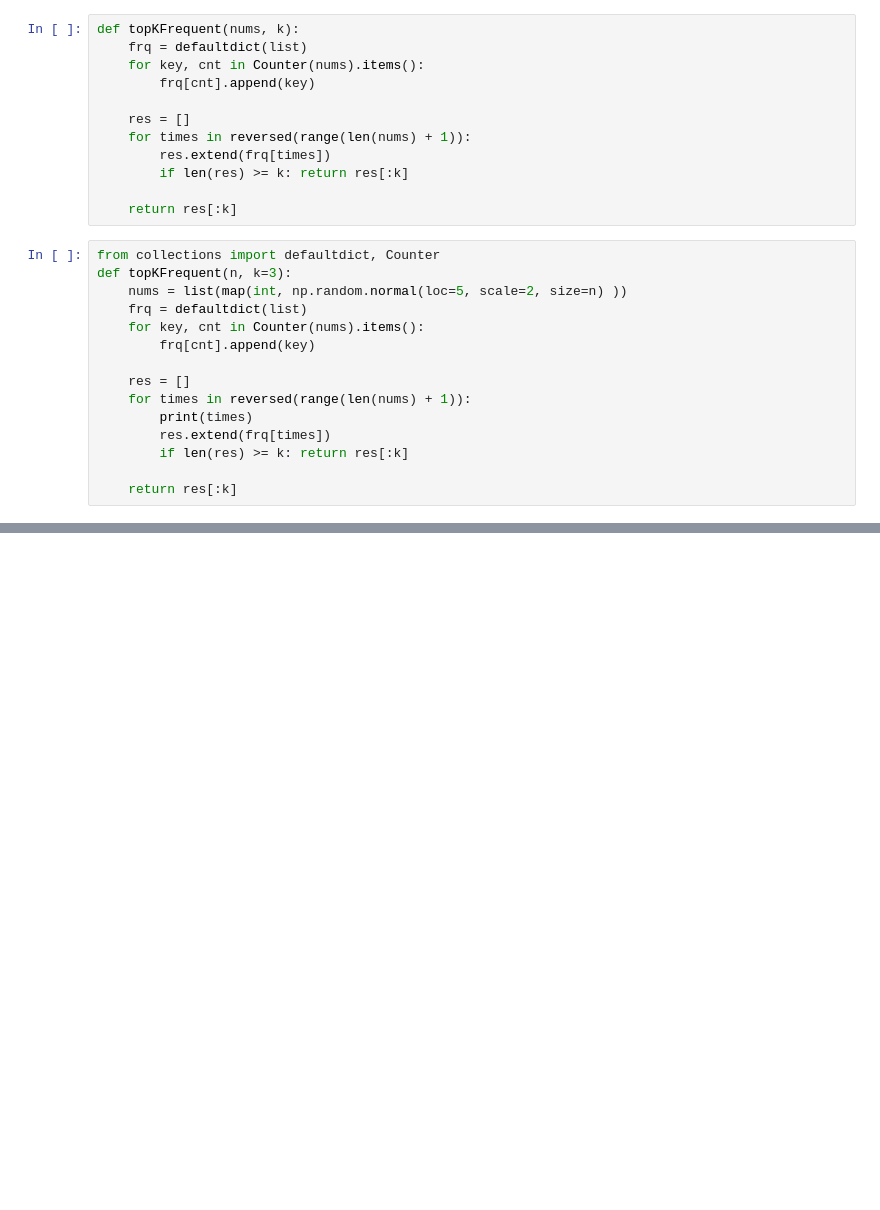
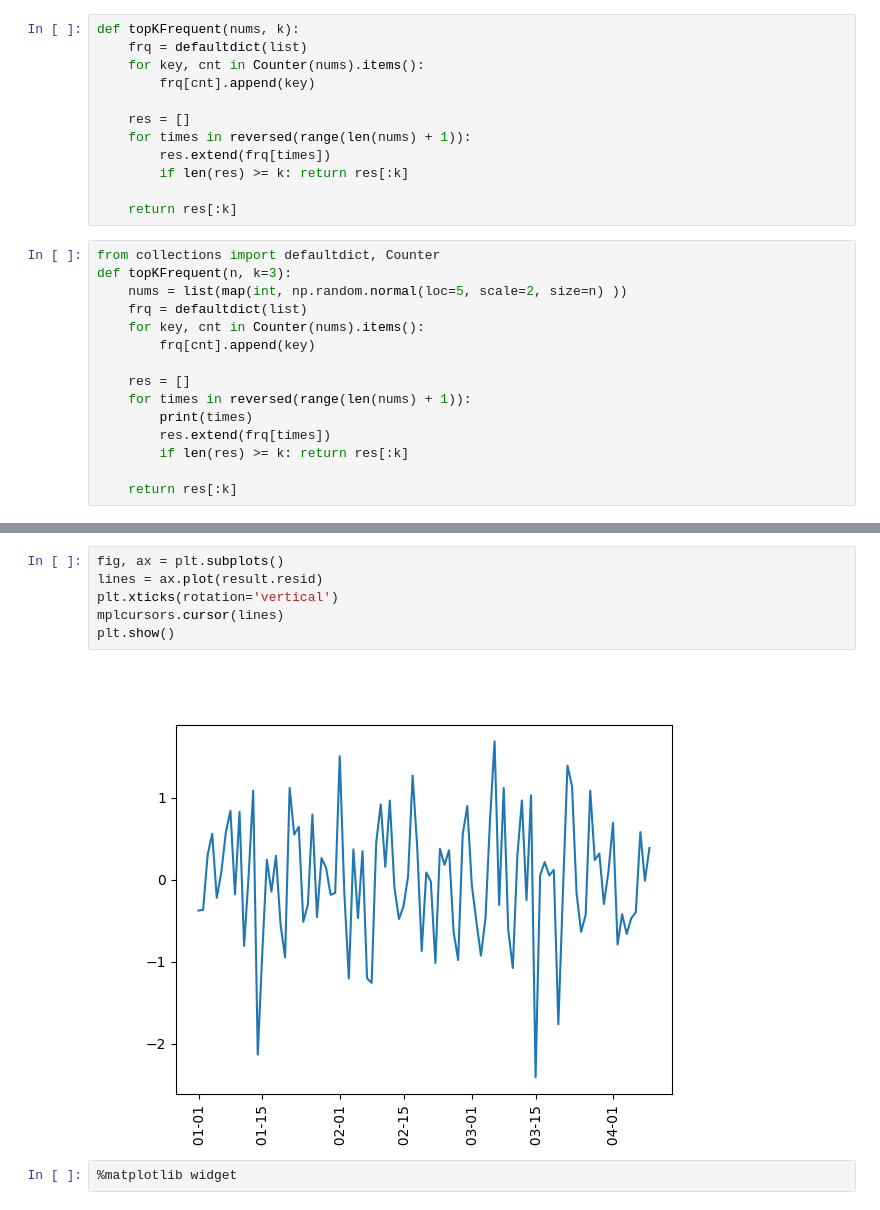
Before and after one commit to turbulent0/leetcode_problems, a Jupyter notebook: test.ipynb, the cells around one changed output, grey strips where cells are left out. Saved outputs shown, nothing was run; the diff lists cells and outputs as text; blank space fills up the shorter version.

```diff
--- a/test.ipynb
+++ b/test.ipynb
@@ -170,0 +160,10 @@ bootstrap
+# %%
+fig, ax = plt.subplots()
+lines = ax.plot(result.resid)
+plt.xticks(rotation='vertical')
+mplcursors.cursor(lines)
+plt.show()
+# %% [output]
+[figure, added]
+# %%
+%matplotlib widget
```
Also changed, not shown: parts of 27 cells of this notebook, 18 other files.
